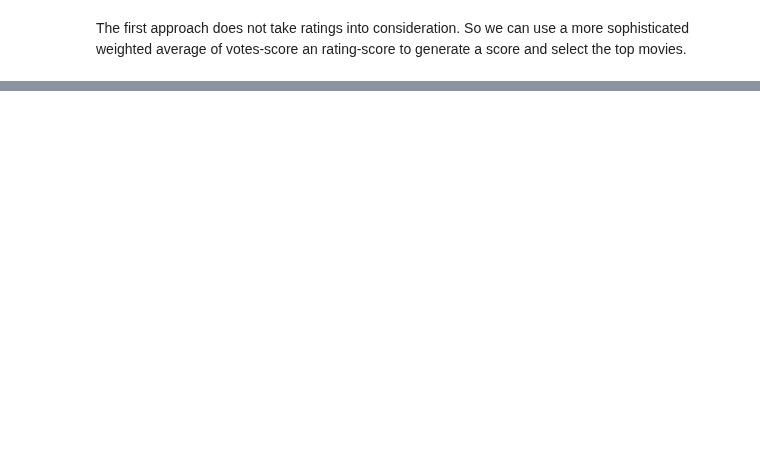
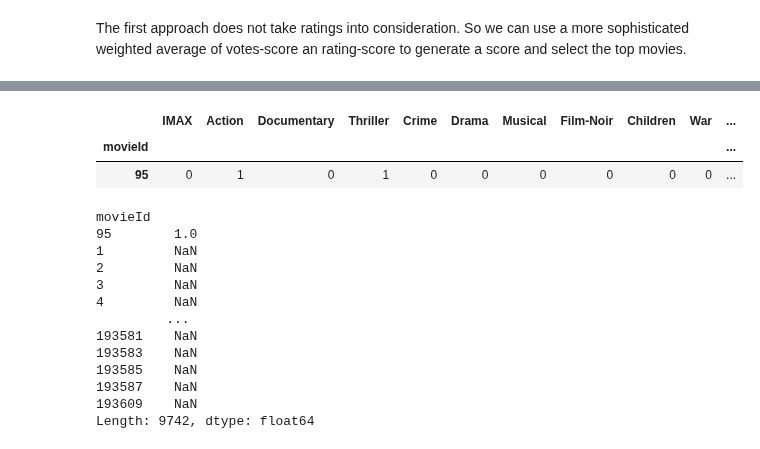
Before and after one commit to southnorthist/kaggle_analysis, a Jupyter notebook: Projects/recommender_systems/Intro_recommender_systems.ipynb, the cells around one changed output, grey strips where cells are left out. Saved outputs shown, nothing was run; the diff lists cells and outputs as text; code cells hidden in the pictures; blank space fills up the shorter version.

```diff
--- a/Projects/recommender_systems/Intro_recommender_systems.ipynb
+++ b/Projects/recommender_systems/Intro_recommender_systems.ipynb
@@ -214,0 +206,35 @@ votes_avg_ratings['votes'].quantile(q=[0, 0.5, 0.625, 0.75, 0.875, 1]).to_list()
+# %%
+# Unique types of genres
+from itertools import chain
+unique_genres = list(set(chain.from_iterable(movies_info['genres'].to_list())))
+unique_genres.remove('(no genres listed)')
+movie_attr = movies_info.copy()
+for g in unique_genres:
+    movie_attr[g] = movie_attr['genres'].apply(lambda x: g in x).astype(np.int8)
+
+movie_attr = movie_attr.drop(columns=['imdbId', 'tmdbId', 'genres', 'year', 'title'])
+# %%
+# Randomly select a movie
+movie_id_sel = 95
+selected_movie = movie_attr[movie_attr['movieId'] == movie_id_sel].set_index('movieId')
+
+display(selected_movie)
+# Calculate the correlations between this movie with other movies
+movie_attr.set_index('movieId').corrwith(selected_movie, axis=1, method='pearson')
+# %% [output]
+|  | IMAX | Action | Documentary | Thriller | Crime | Drama | Musical | Film-Noir | Children | War | ... |
+| movieId |  |  |  |  |  |  |  |  |  |  | ... |
+| 95 | 0 | 1 | 0 | 1 | 0 | 0 | 0 | 0 | 0 | 0 | ... |
+movieId
+95        1.0
+1         NaN
+2         NaN
+3         NaN
+4         NaN
+         ...
+193581    NaN
+193583    NaN
+193585    NaN
+193587    NaN
+193609    NaN
+Length: 9742, dtype: float64
```
Also changed, not shown: parts of 20 cells of this notebook, 1 other file.
